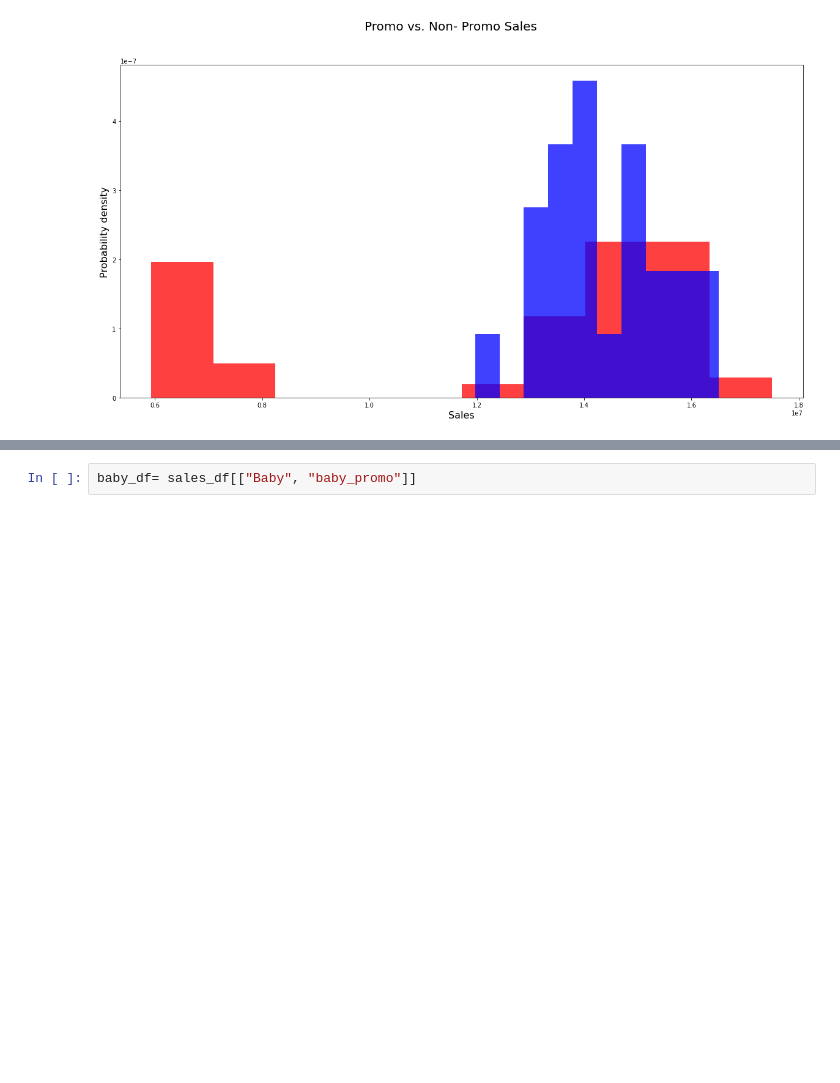
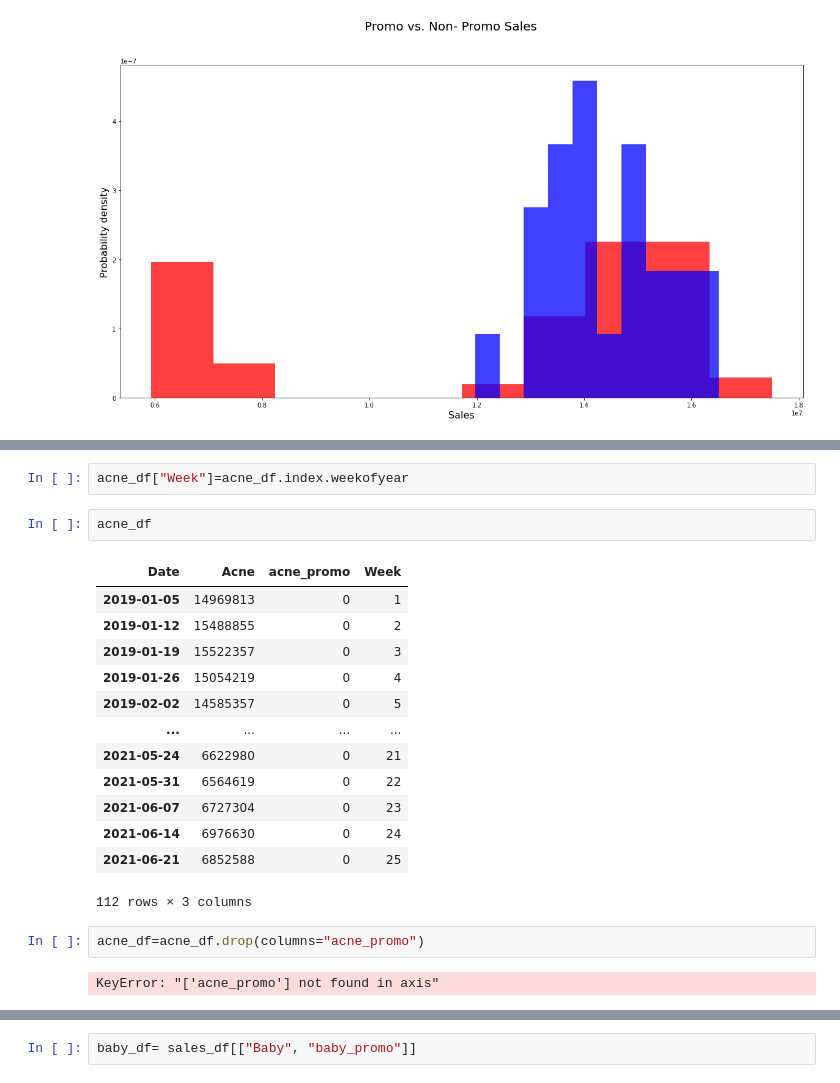
Before and after one commit to BenMcCright/Project_2, a Jupyter notebook: Proj_2_draft.ipynb, the cells around one changed output, grey strips where cells are left out. Drawn from its saved outputs; the diff is of its cells as text; blank space fills up the shorter version.

```diff
--- a/Proj_2_draft.ipynb
+++ b/Proj_2_draft.ipynb
@@ -231,0 +245,22 @@ plt.show()
+# %%
+acne_df["Week"]=acne_df.index.weekofyear
+# %%
+acne_df
+# %% [output]
+| Date | Acne | acne_promo | Week |
+| 2019-01-05 | 14969813 | 0 | 1 |
+| 2019-01-12 | 15488855 | 0 | 2 |
+| 2019-01-19 | 15522357 | 0 | 3 |
+| 2019-01-26 | 15054219 | 0 | 4 |
+| 2019-02-02 | 14585357 | 0 | 5 |
+| ... | ... | ... | ... |
+| 2021-05-24 | 6622980 | 0 | 21 |
+| 2021-05-31 | 6564619 | 0 | 22 |
+| 2021-06-07 | 6727304 | 0 | 23 |
+| 2021-06-14 | 6976630 | 0 | 24 |
+| 2021-06-21 | 6852588 | 0 | 25 |
+112 rows × 3 columns
+# %%
+acne_df=acne_df.drop(columns="acne_promo")
+# %% [output]
+KeyError: "['acne_promo'] not found in axis"
```
Also changed, not shown: parts of 17 cells of this notebook.
